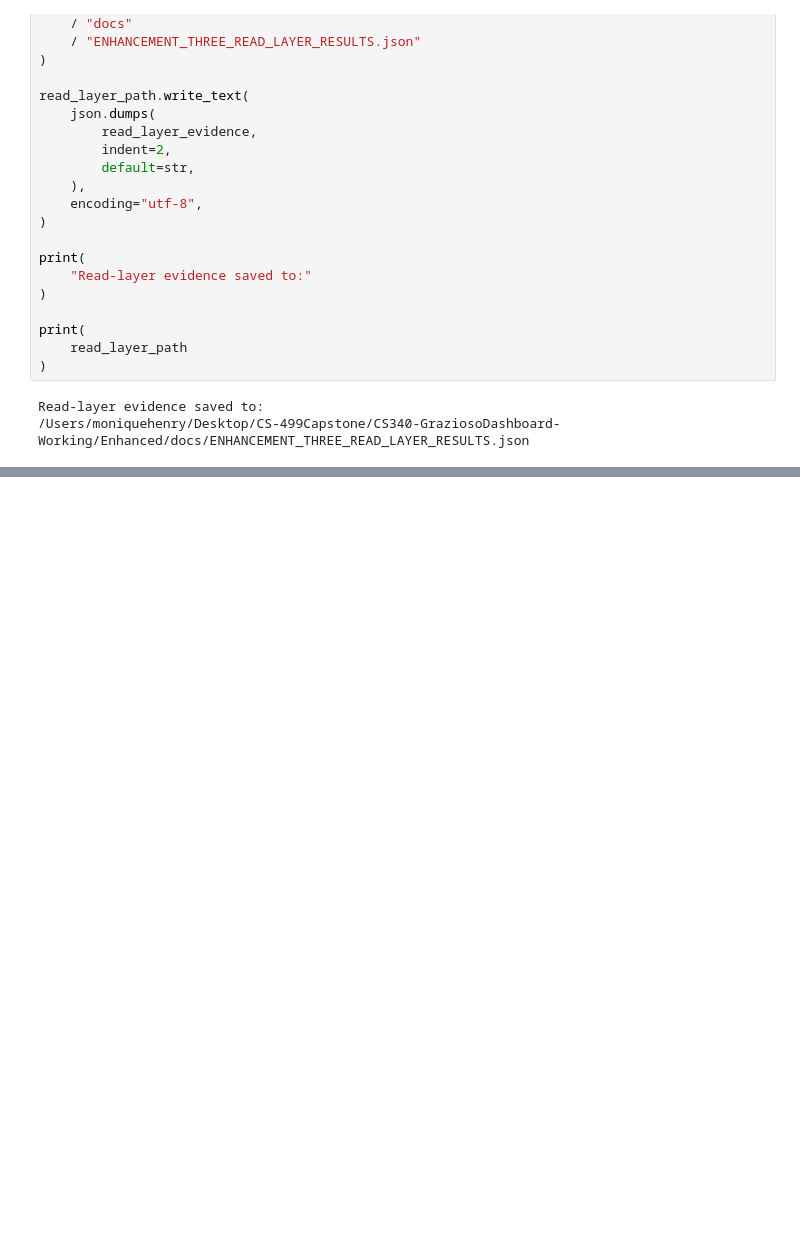
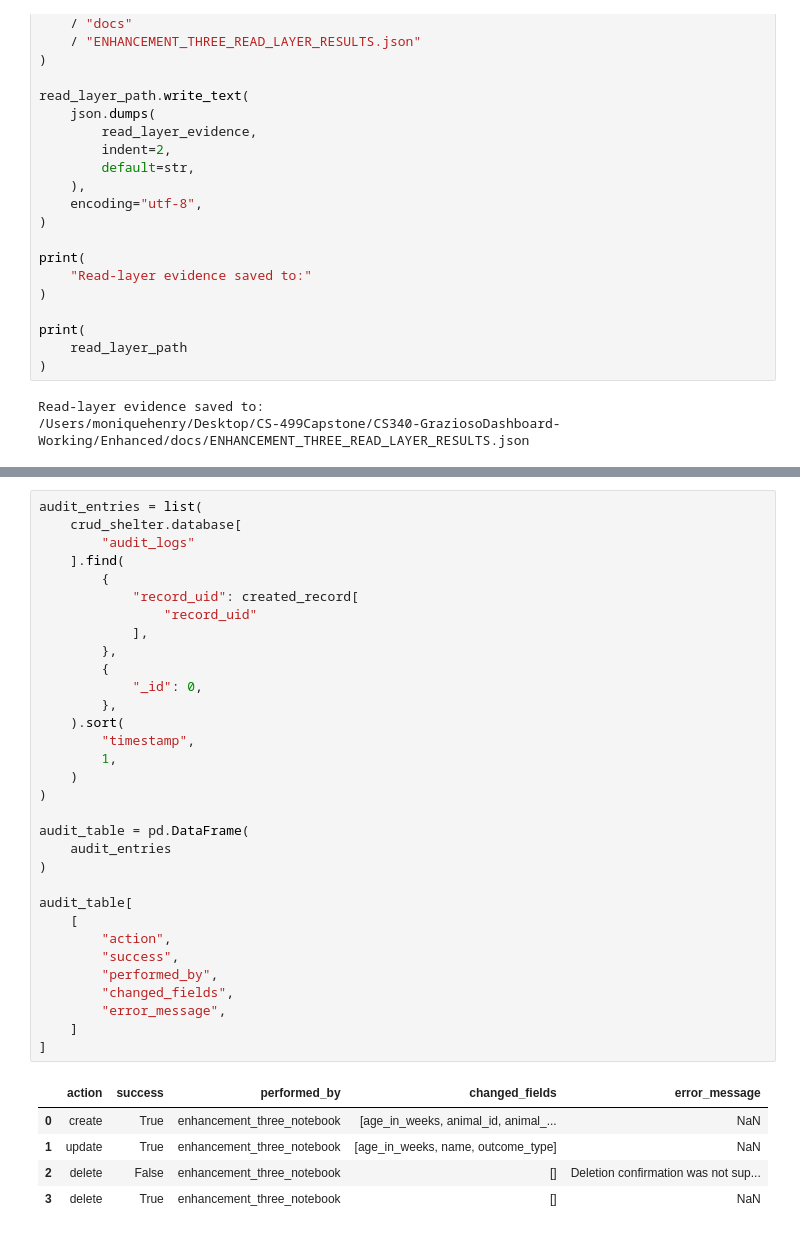
Before and after one commit to MoniqueHenry7/CS499-GraziosoDashboard-Enhanced, a Jupyter notebook: EnhancementThree-DatabaseDevelopment.ipynb, the cells around one changed output, grey strips where cells are left out. Saved outputs shown, nothing was run; the diff lists cells and outputs as text; blank space fills up the shorter version.

Commit message:
Add secure CRUD operations and database audit logging

```diff
--- a/EnhancementThree-DatabaseDevelopment.ipynb
+++ b/EnhancementThree-DatabaseDevelopment.ipynb
@@ -2351,0 +2638,38 @@ Read-layer evidence saved to:
+# %%
+audit_entries = list(
+    crud_shelter.database[
+        "audit_logs"
+    ].find(
+        {
+            "record_uid": created_record[
+                "record_uid"
+            ],
+        },
+        {
+            "_id": 0,
+        },
+    ).sort(
+        "timestamp",
+        1,
+    )
+)
+
+audit_table = pd.DataFrame(
+    audit_entries
+)
+
+audit_table[
+    [
+        "action",
+        "success",
+        "performed_by",
+        "changed_fields",
+        "error_message",
+    ]
+]
+# %% [output]
+|  | action | success | performed_by | changed_fields | error_message |
+| 0 | create | True | enhancement_three_notebook | [age_in_weeks, animal_id, animal_... | NaN |
+| 1 | update | True | enhancement_three_notebook | [age_in_weeks, name, outcome_type] | NaN |
+| 2 | delete | False | enhancement_three_notebook | [] | Deletion confirmation was not sup... |
+| 3 | delete | True | enhancement_three_notebook | [] | NaN |
```
Also changed, not shown: parts of 7 cells of this notebook, 4 other files.
